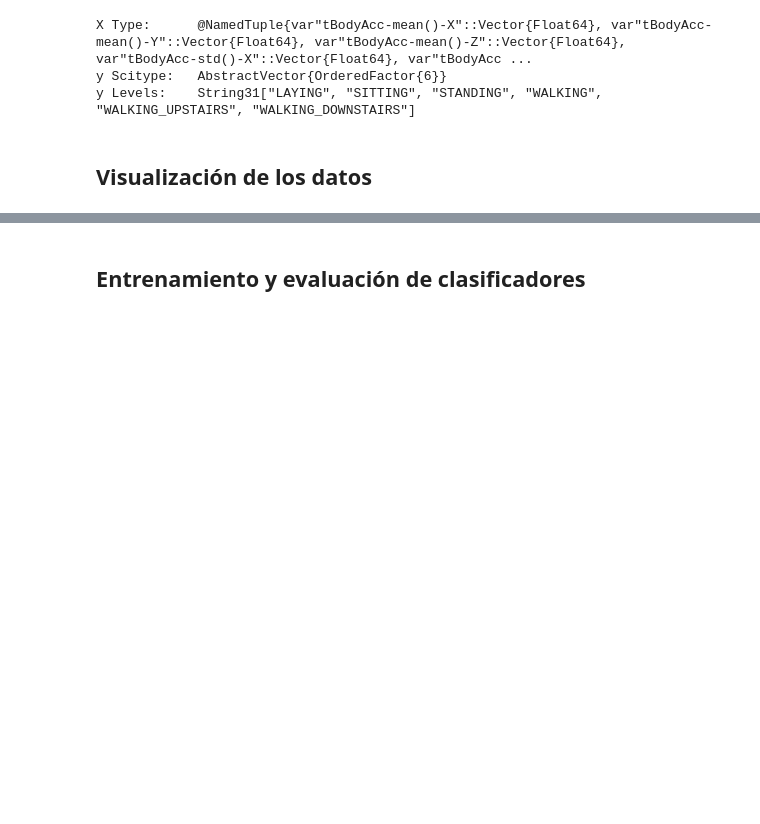
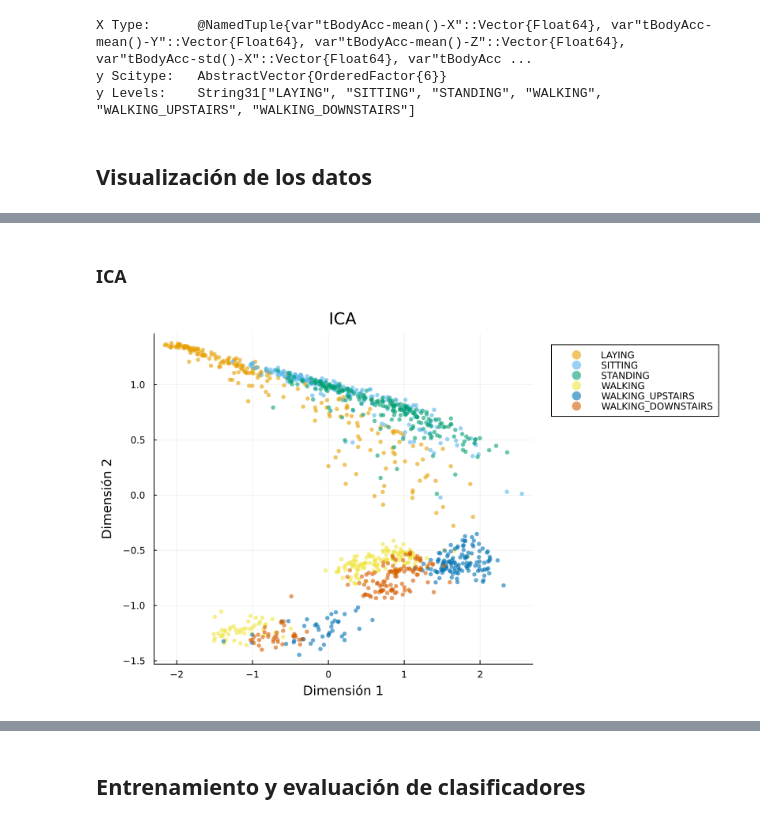
Before and after one commit to albagonzalezpena/MAAAI, a Jupyter notebook: p2/notebooks/experiment.ipynb, the cells around one changed output, grey strips where cells are left out. Saved outputs shown, nothing was run; the diff lists cells and outputs as text; code cells hidden in the pictures; blank space fills up the shorter version.

```diff
--- a/p2/notebooks/experiment.ipynb
+++ b/p2/notebooks/experiment.ipynb
@@ -499,0 +563,9 @@ y Levels:    String31["LAYING", "SITTING", "STANDING", "WALKING", "WALKING_UPSTA
+# %% [markdown]
+### **ICA**
+# %%
+proyector = get_ica_model(; outdim=2, maxiter=10000, do_whiten=true, tol=1e-4)
+x_new = generate_2d_projection(SCALER, proyector, X_train, y_train, X_test)
+ica_2d = plot_2d_projection(x_new, y_test; title="ICA")
+display(ica_2d)
+# %% [output]
+[figure, added]
```
Also changed, not shown: parts of 13 cells of this notebook, 2 other files.
